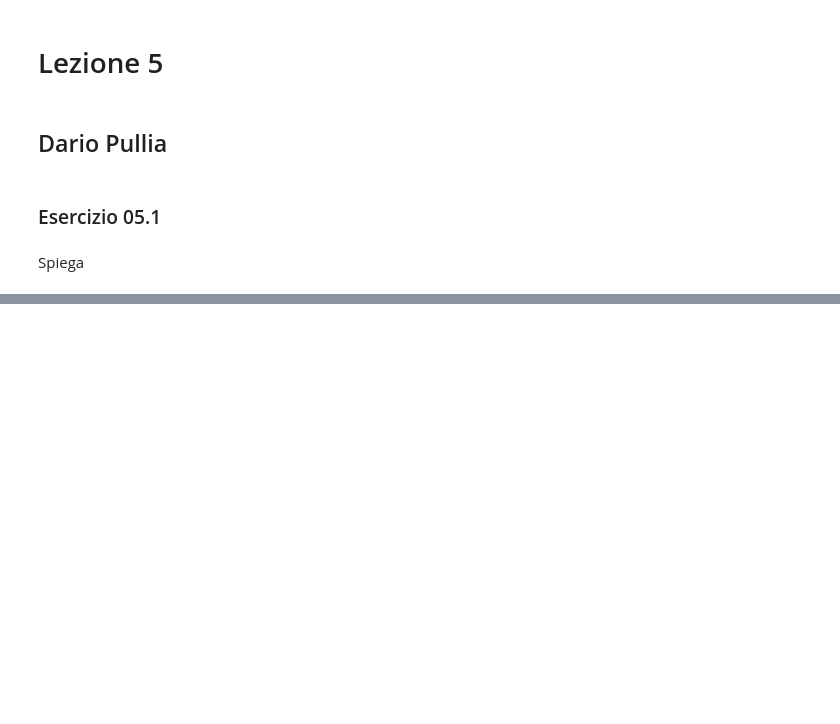
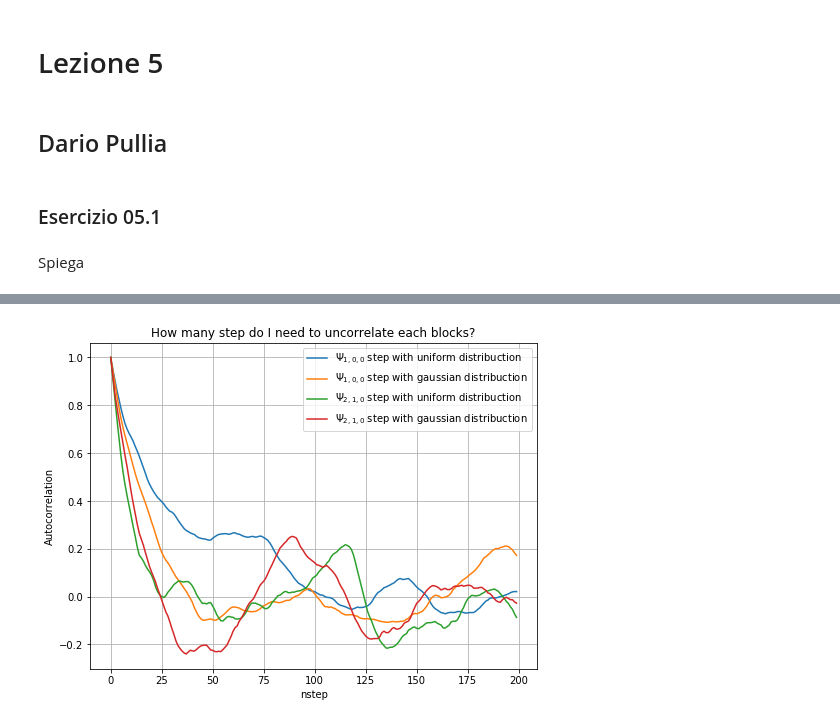
Before and after one commit to dariopullia/Numerical_Simulations_Lab, a Jupyter notebook: 05/Lezione5.ipynb, the cells around one changed output, grey strips where cells are left out. Drawn from its saved outputs; the diff is of its cells as text; code cells hidden in the pictures; blank space fills up the shorter version.

```diff
--- a/05/Lezione5.ipynb
+++ b/05/Lezione5.ipynb
@@ -70,0 +93,34 @@ plt.show()
+# %%
+x = np.arange(200)
+
+
+Pos100U, Pos100G, Pos210U, Pos210G  = np.loadtxt("data01/data01_AutoC.dat", usecols=(0,1,2,3), delimiter=' ', unpack='true')
+fig=plt.figure(figsize=(8, 6))
+
+U100=[]
+G100=[]
+U210=[]
+G210=[]
+
+for i in range(200):
+
+    U100.append(AutoC(i, Pos100U))
+    G100.append(AutoC(i, Pos100G))
+    U210.append(AutoC(i, Pos210U))
+    G210.append(AutoC(i, Pos210G))
+
+
+
+plt.plot(x,U100, label="$\Psi_{1,0,0}$ step with uniform distribuction")
+plt.plot(x,G100,label="$\Psi_{1,0,0}$ step with gaussian distribuction")
+plt.plot(x,U210, label="$\Psi_{2,1,0}$ step with uniform distribuction")
+plt.plot(x,G210, label="$\Psi_{2,1,0}$ step with gaussian distribuction")
+
+plt.xlabel('nstep')
+plt.ylabel('Autocorrelation')
+plt.title('How many step do I need to uncorrelate each blocks?')
+plt.grid(True)
+plt.legend()
+plt.show()
+# %% [output]
+[figure, added]
```
Also changed, not shown: parts of 3 cells of this notebook, 8 other files.
